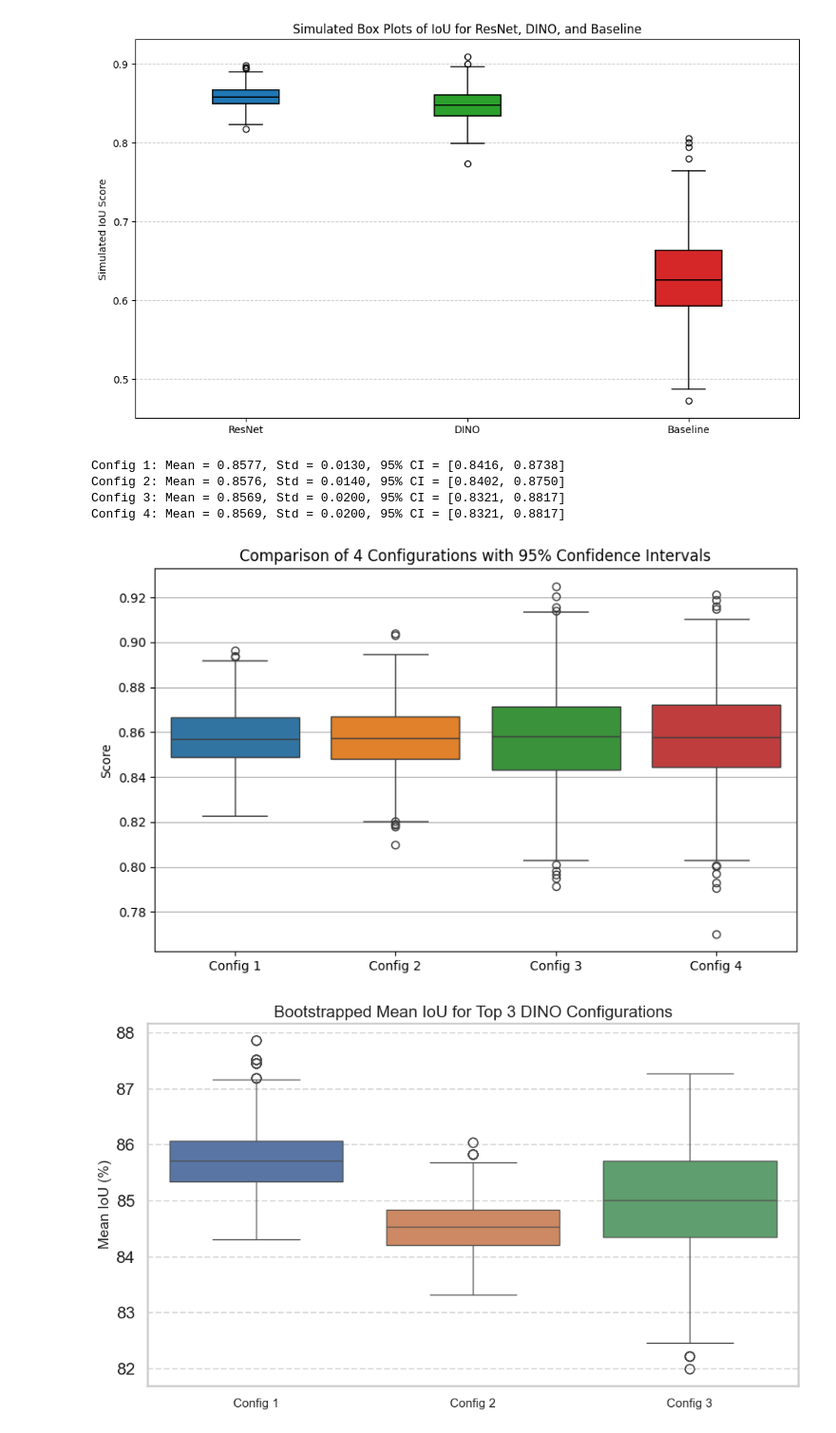
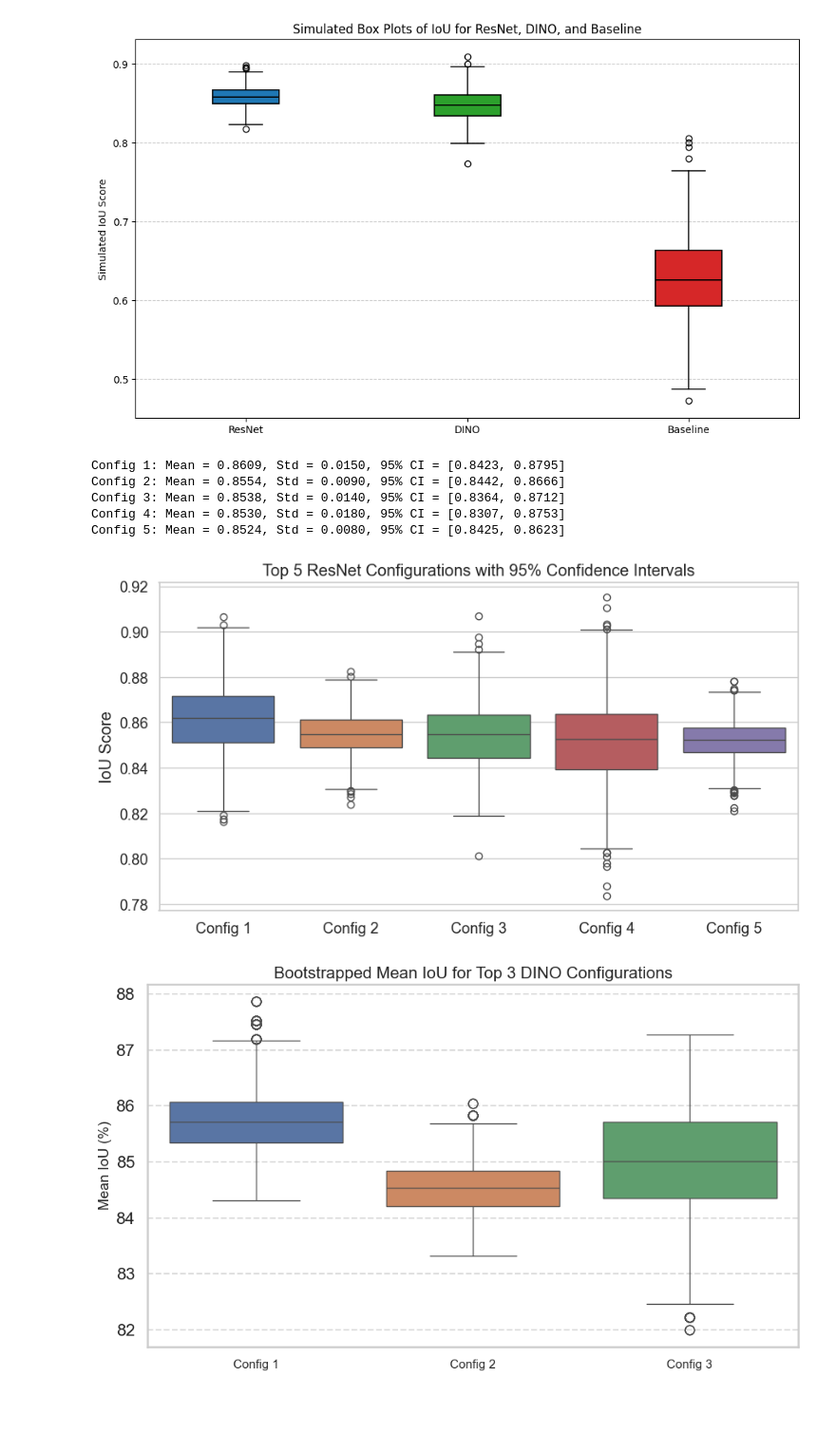
Before and after one commit to Alfred-Aqraou/nk-cell-segmentation, a Jupyter notebook: stats_test.ipynb, the cells around one changed output. Shown at 95% size. Saved outputs shown, nothing was run; the diff lists cells and outputs as text; code cells hidden in the pictures; blank space fills up the shorter version.

```diff
--- a/stats_test.ipynb
+++ b/stats_test.ipynb
@@ -180,49 +179,50 @@ DINO: Mean = 0.8479, Std = 0.0202, 95% CI = [0.7976, 0.8982]
 Baseline: Mean = 0.6249, Std = 0.0501, 95% CI = [0.5004, 0.7494]
 [figure]
 # %%
-# === Input: mean and std for each config ===
-means = [0.8577,0.8576,0.8569,0.8569]
-stds  = [0.013,0.014,0.020,0.020]
+# === Updated input: top 5 ResNet configurations ===
+means = [0.8609, 0.8554, 0.8538, 0.8530, 0.8524]
+stds  = [0.015, 0.009, 0.014, 0.018, 0.008]
 
 # Assume n = 5 folds
 n = 5
 
 # Prepare data and print 95% CIs
 simulated_data = []
 labels = []
 
 for i in range(len(means)):
     mean = means[i]
     std = stds[i]
 
     # 95% CI: mean ± t * (std / sqrt(n))
     sem = std / np.sqrt(n)
     t_value = stats.t.ppf(0.975, df=n-1)
     ci_lower = mean - t_value * sem
     ci_upper = mean + t_value * sem
 
     print(f"Config {i+1}: Mean = {mean:.4f}, Std = {std:.4f}, 95% CI = [{ci_lower:.4f}, {ci_upper:.4f}]")
 
     # Simulate n points for boxplot
     simulated_points = np.random.normal(loc=mean, scale=std, size=1000)
     simulated_data.append(simulated_points)
     labels.append(f'Config {i+1}')
 
 # === Plot boxplots ===
-plt.figure(figsize=(8, 5))
+plt.figure(figsize=(9, 5))
 sns.boxplot(data=simulated_data)
 plt.xticks(ticks=np.arange(len(labels)), labels=labels)
-plt.ylabel('Score')
-plt.title('Comparison of 4 Configurations with 95% Confidence Intervals')
+plt.ylabel('IoU Score')
+plt.title('Top 5 ResNet Configurations with 95% Confidence Intervals')
 plt.grid(True, axis='y')
 plt.tight_layout()
 plt.show()
 # %% [output]
-Config 1: Mean = 0.8577, Std = 0.0130, 95% CI = [0.8416, 0.8738]
-Config 2: Mean = 0.8576, Std = 0.0140, 95% CI = [0.8402, 0.8750]
-Config 3: Mean = 0.8569, Std = 0.0200, 95% CI = [0.8321, 0.8817]
-Config 4: Mean = 0.8569, Std = 0.0200, 95% CI = [0.8321, 0.8817]
+Config 1: Mean = 0.8609, Std = 0.0150, 95% CI = [0.8423, 0.8795]
+Config 2: Mean = 0.8554, Std = 0.0090, 95% CI = [0.8442, 0.8666]
+Config 3: Mean = 0.8538, Std = 0.0140, 95% CI = [0.8364, 0.8712]
+Config 4: Mean = 0.8530, Std = 0.0180, 95% CI = [0.8307, 0.8753]
+Config 5: Mean = 0.8524, Std = 0.0080, 95% CI = [0.8425, 0.8623]
-[figure, old version]
+[figure, new version]
 # %%
 import numpy as np
 import matplotlib.pyplot as plt
```
Also changed, not shown: parts of 3 cells of this notebook.
